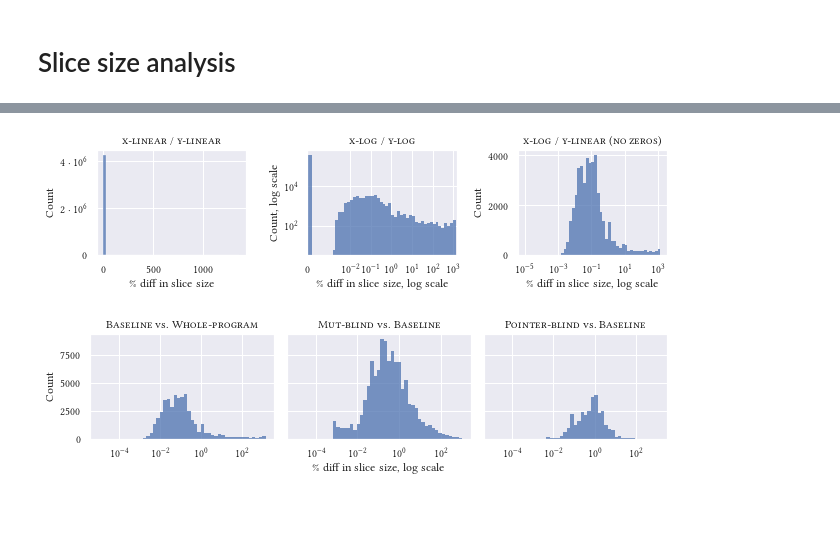
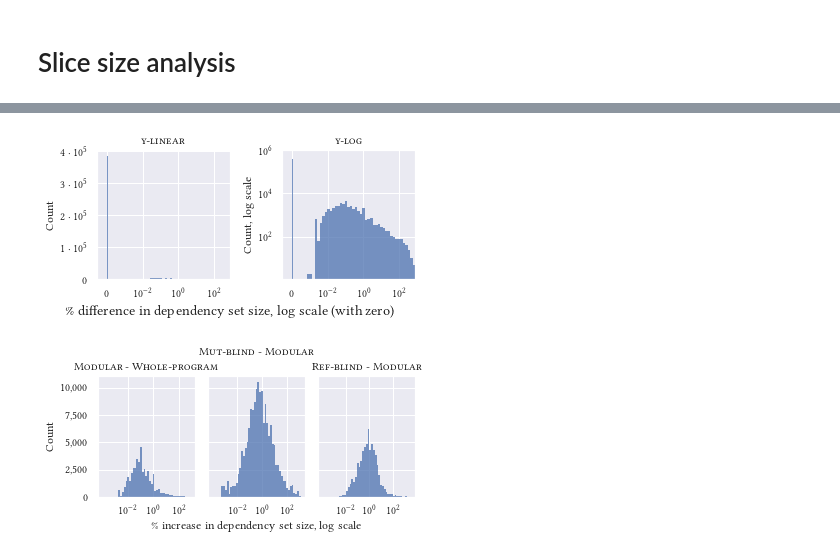
Before and after one commit to willcrichton/flowistry-icse-experiments, a Jupyter notebook: notebooks/analysis.ipynb, the cells around one changed output, grey strips where cells are left out. Saved outputs shown, nothing was run; the diff lists cells and outputs as text; code cells hidden in the pictures; blank space fills up the shorter version.

```diff
--- a/notebooks/analysis.ipynb
+++ b/notebooks/analysis.ipynb
@@ -129,3 +130,0 @@ print(df2.duration.max(), df2.duration.median() * 100000)
-# %%
-ax = sns.histplot(df.num_instructions)
-# ax.set_xscale('log')
@@ -163,0 +318,5 @@ nz[20:40][['function_path', 'sliced_local', 'num_instructions']]
+# %%
+df2 = cond(df, c='SigOnly', m='IgnoreMut', p='Precise')
+nz = df2[(df2.instructions_relative_frac > 0)]
+n = 2000
+nz.sort_values('instructions_relative_frac', ascending=False)[n:n+20][['function_path', 'sliced_local', 'num_instructions']]
@@ -202,0 +381,2 @@ plot_ins_abs = lambda *args, **kwargs: plot_ins(*args, field='instructions_relat
+# %%
+data = modular_metric[modular_metric > 0]
@@ -202,0 +436,5 @@ plot_ins_abs = lambda *args, **kwargs: plot_ins(*args, field='instructions_relat
+# %%
+x = np.linspace(0., data.max(), 100)
+ax = data.plot(kind='hist', bins=50, density=True, alpha=0.5)
+ax.plot(x, d.pdf(x), color='r', alpha=0.5)
+ax.set_yscale('log')
@@ -203,42 +443,52 @@ plot_ins_abs = lambda *args, **kwargs: plot_ins(*args, field='instructions_relat
 # %%
 from matplotlib import rc
 rc('font',**{'family':'serif','serif':['Linux Libertine O']})
 rc('text', **{'usetex': True, 'latex.preamble': r'\usepackage{libertine}\usepackage[libertine]{newtxmath}'})
 
-df2 = cond(df, c='SigOnly', m='DistinguishMut', p='Precise')
-fig, [ax1, ax2, ax3] = plt.subplots(1, 3, figsize=(9, 2.5))
-plot_ins(df2, ax=ax1)
-ax1.set_title('\\textsc{x-linear / y-linear}')
-ax1.set_yticklabels(['0', '$2 \cdot 10^6$', '$4 \cdot 10^6$'])
+fig, [ax1, ax2] = plt.subplots(1, 2, figsize=(5.5, 3.))
 
-plot_ins(df2, xscale='symlog', yscale='log', ax=ax2)
-ax2.set_title('\\textsc{x-log / y-log}')
-plot_ins(df2, xscale='log', nz=False, ax=ax3)
-ax3.set_title('\\textsc{x-log / y-linear (no zeros)}')
-ax3.set_xticks([10e-6, 10e-4, 10e-2, 10e-0, 10e2])
+plot_ins(modular_metric, ax=ax1, xscale='symlog')
+ax1.set_title('\\textsc{y-linear}')
+ax1.set_yticklabels(['0'] + [f'${n} \cdot 10^5$' for n in [1,2,3,4]])
 
-# fig.suptitle('Distribution of slice \%diff for SigOnly vs. Recurse')
+plot_ins(modular_metric, xscale='symlog', yscale='log', ax=ax2)
+ax2.set_title('\\textsc{y-log}')
+ax2.set_yticks([10e1, 10e3, 10e5])
+
+for ax in [ax1, ax2]:
+    ax.set_xticks([0, 10e-3, 10e-1, 10e1])
+
+ax1.set_xlabel('')
+ax2.set_xlabel('')
+fig.supxlabel('\% difference in dependency set size, log scale (with zero)', y=0.1)
+
 fig.tight_layout()
-fig.savefig('eval-recurse-dist.pdf')
+fig.savefig('eval-recurse-dist.pdf', bbox_inches='tight')
 # %% [output]
-[figure, old version]
+[figure, new version]
 # %%
-fig, [ax1, ax2, ax3] = plt.subplots(1, 3, figsize=(9, 2.5), sharey=True)
+fig, [ax1, ax2, ax3] = plt.subplots(1, 3, figsize=(5.5, 3.), sharey=True)
 
-plot_ins(cond(df, c='SigOnly', m='DistinguishMut', p='Precise'), xscale='log', nz=False, ax=ax1)
-ax1.set_title('\\textsc{Baseline} vs. \\textsc{Whole-program}')
-plot_ins(cond(df, c='SigOnly', m='IgnoreMut', p='Precise'), field='instructions_relative_base_frac',
-         xscale='log', nz=False, ax=ax2)
-ax2.set_title('\\textsc{Mut-blind} vs. \\textsc{Baseline}')
-plot_ins(cond(df, c='SigOnly', m='DistinguishMut', p='Conservative'), field='instructions_relative_base_frac',
-         xscale='log', nz=False, ax=ax3)
-ax3.set_title('\\textsc{Pointer-blind} vs. \\textsc{Baseline}')
+kwargs = {'nz': True, 'xscale': 'log'}
+plot_ins(modular_metric, ax=ax1, **kwargs)
+ax1.set_title('\\textsc{Modular} - \\textsc{Whole-program}')
+plot_ins(mutblind_metric, ax=ax2, **kwargs)
+ax2.set_title('\\textsc{Mut-blind} - \\textsc{Modular}', y=1.125)
+plot_ins(refblind_metric, ax=ax3, **kwargs)
+ax3.set_title('\\textsc{Ref-blind} - \\textsc{Modular}')
 
+# ax1.set_yticks([0, 25000, 50000])
+for ax in [ax1, ax2, ax3]:
+    ax.set_xticks([10e-3, 10e-1, 10e1])
+ax1.get_yaxis().set_major_formatter(mpl.ticker.FuncFormatter(lambda x, p: format(int(x), ',')))
+
+# ax1.set_ylabel('')
+# ax3.set_ylabel('')
 ax1.set_xlabel('')
 ax3.set_xlabel('')
 
 fig.tight_layout()
 
-fig.savefig('eval-all-dist.pdf')
+fig.savefig('eval-all-dist.pdf', bbox_inches='tight')
 # %% [output]
-[figure, old version]
+[figure, new version]
```
Also changed, not shown: parts of 51 cells of this notebook, 12 other files.
